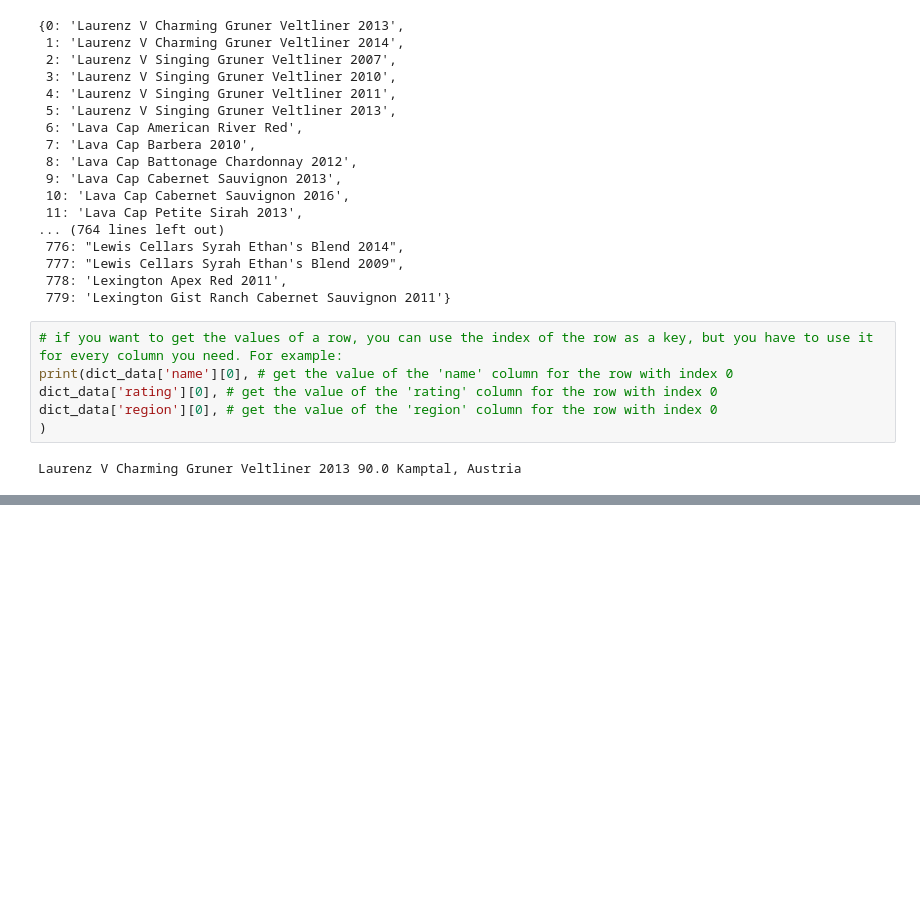
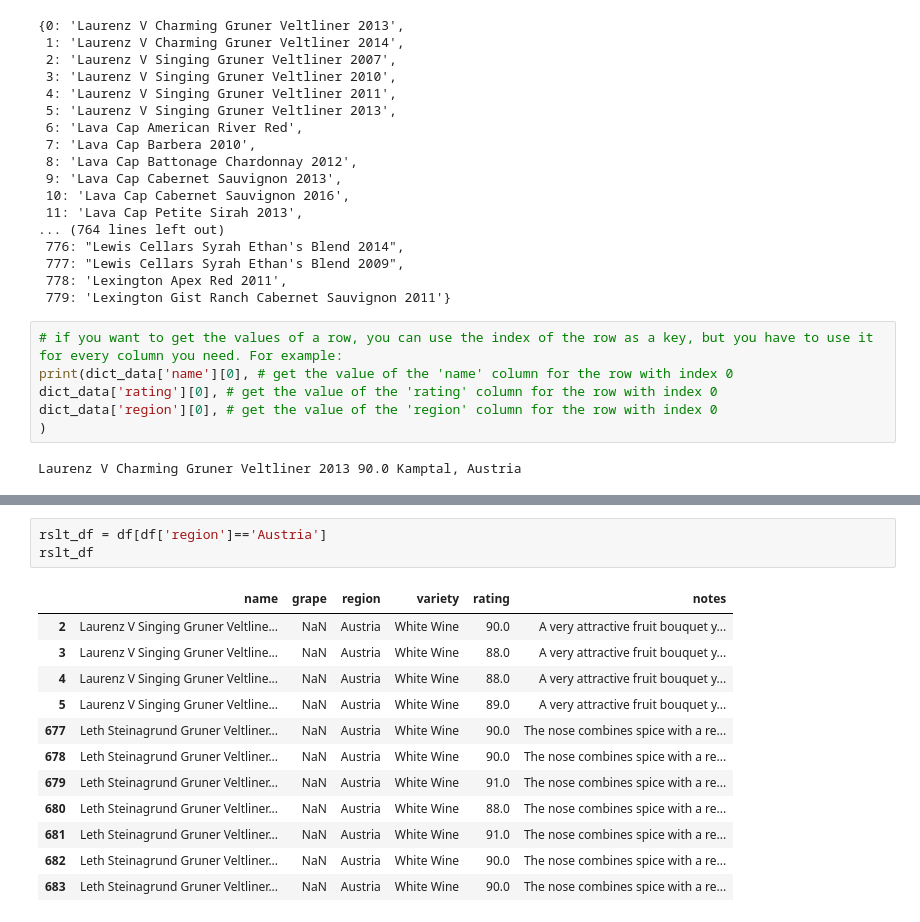
Before and after one commit to nguyenhaitran/mapping-data, a Jupyter notebook: exercise.ipynb, the cells around one changed output, grey strips where cells are left out. Drawn from its saved outputs; the diff is of its cells as text; blank space fills up the shorter version.

```diff
--- a/exercise.ipynb
+++ b/exercise.ipynb
@@ -120,0 +157,16 @@ Laurenz V Charming Gruner Veltliner 2013 90.0 Kamptal, Austria
+# %%
+rslt_df = df[df['region']=='Austria']
+rslt_df
+# %% [output]
+|  | name | grape | region | variety | rating | notes |
+| 2 | Laurenz V Singing Gruner Veltline... | NaN | Austria | White Wine | 90.0 | A very attractive fruit bouquet y... |
+| 3 | Laurenz V Singing Gruner Veltline... | NaN | Austria | White Wine | 88.0 | A very attractive fruit bouquet y... |
+| 4 | Laurenz V Singing Gruner Veltline... | NaN | Austria | White Wine | 88.0 | A very attractive fruit bouquet y... |
+| 5 | Laurenz V Singing Gruner Veltline... | NaN | Austria | White Wine | 89.0 | A very attractive fruit bouquet y... |
+| 677 | Leth Steinagrund Gruner Veltliner... | NaN | Austria | White Wine | 90.0 | The nose combines spice with a re... |
+| 678 | Leth Steinagrund Gruner Veltliner... | NaN | Austria | White Wine | 90.0 | The nose combines spice with a re... |
+| 679 | Leth Steinagrund Gruner Veltliner... | NaN | Austria | White Wine | 91.0 | The nose combines spice with a re... |
+| 680 | Leth Steinagrund Gruner Veltliner... | NaN | Austria | White Wine | 88.0 | The nose combines spice with a re... |
+| 681 | Leth Steinagrund Gruner Veltliner... | NaN | Austria | White Wine | 91.0 | The nose combines spice with a re... |
+| 682 | Leth Steinagrund Gruner Veltliner... | NaN | Austria | White Wine | 90.0 | The nose combines spice with a re... |
+| 683 | Leth Steinagrund Gruner Veltliner... | NaN | Austria | White Wine | 90.0 | The nose combines spice with a re... |
```
Also changed, not shown: parts of 4 cells of this notebook, 3 other files.
